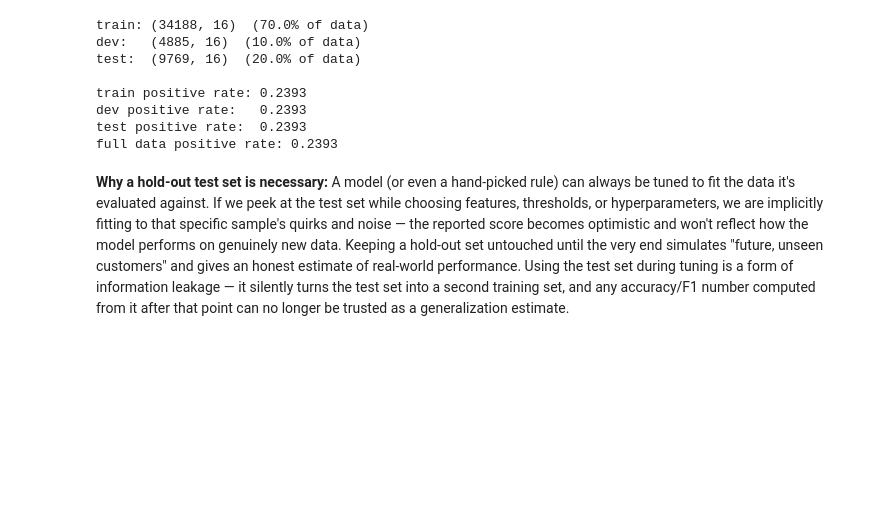
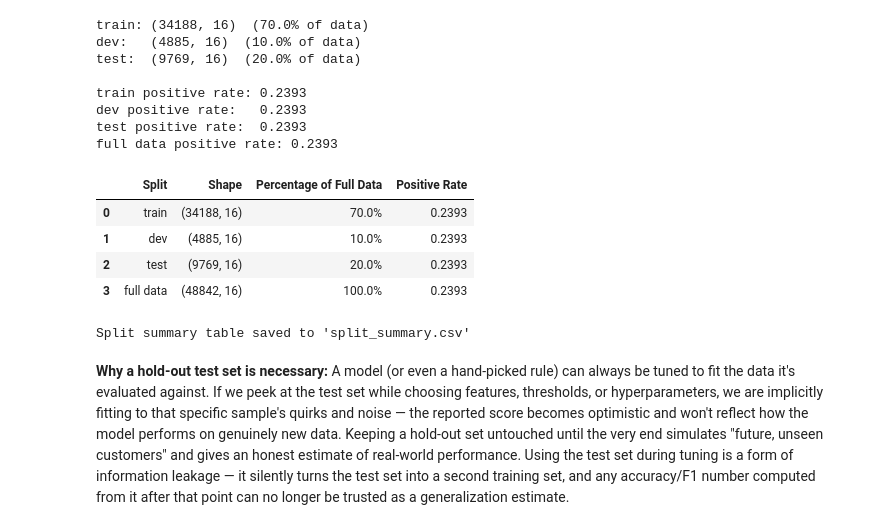
Before and after one commit to UmerSahi/Netixsol, a Jupyter notebook: Week 4/Day 1/ml_foundations_week4_day1.ipynb, the cells around one changed output. Cells and saved outputs as stored; diff of their text form; code cells hidden in the pictures; blank space fills up the shorter version.

```diff
--- a/Week 4/Day 1/ml_foundations_week4_day1.ipynb
+++ b/Week 4/Day 1/ml_foundations_week4_day1.ipynb
@@ -428,6 +428,25 @@ train positive rate: 0.2393
 dev positive rate:   0.2393
 test positive rate:  0.2393
 full data positive rate: 0.2393
+# %%
+split_summary_table = pd.DataFrame({
+    'Split': ['train', 'dev', 'test', 'full data'],
+    'Shape': [train.shape, dev.shape, test.shape, df.shape],
+    'Percentage of Full Data': [f"{(train.shape[0]/len(df)):.1%}", f"{(dev.shape[0]/len(df)):.1%}", f"{(test.shape[0]/len(df)):.1%}", "100.0%"],
+    'Positive Rate': [f"{train['target'].mean():.4f}", f"{dev['target'].mean():.4f}", f"{test['target'].mean():.4f}", f"{df['target'].mean():.4f}"]
+})
+display(split_summary_table)
+# %% [output]
+|  | Split | Shape | Percentage of Full Data | Positive Rate |
+| 0 | train | (34188, 16) | 70.0% | 0.2393 |
+| 1 | dev | (4885, 16) | 10.0% | 0.2393 |
+| 2 | test | (9769, 16) | 20.0% | 0.2393 |
+| 3 | full data | (48842, 16) | 100.0% | 0.2393 |
+# %%
+split_summary_table.to_csv('split_summary.csv', index=False)
+print("Split summary table saved to 'split_summary.csv'")
+# %% [output]
+Split summary table saved to 'split_summary.csv'
 # %% [markdown]
 **Why a hold-out test set is necessary:** A model (or even a hand-picked rule) can always be tuned to
 fit the data it's evaluated against. If we peek at the test set while choosing features, thresholds, or
```
Also changed, not shown: parts of 1 cell of this notebook, 2 other files.
